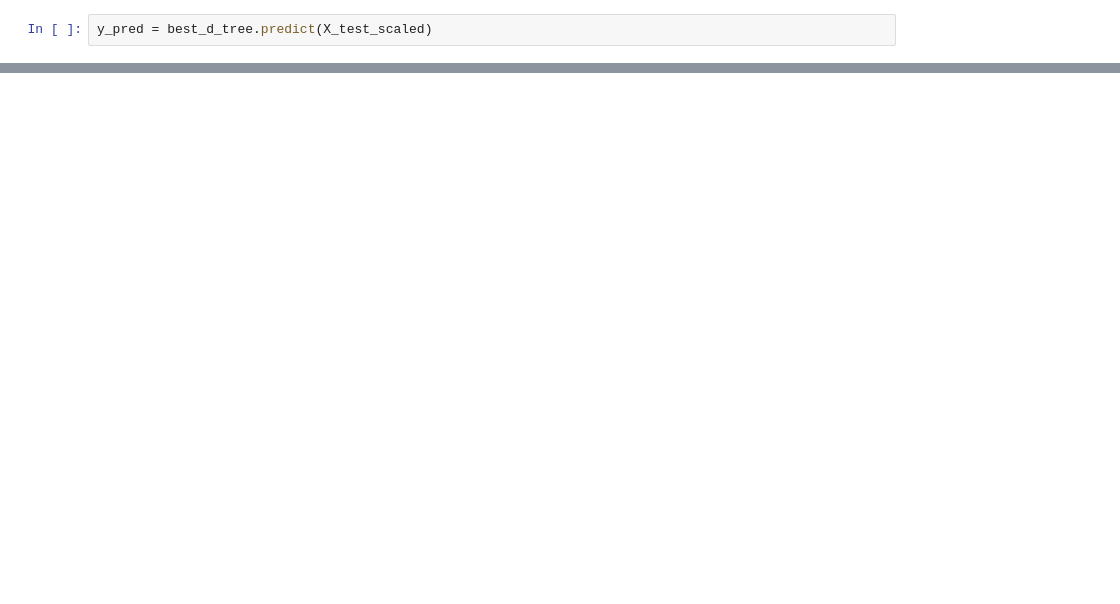
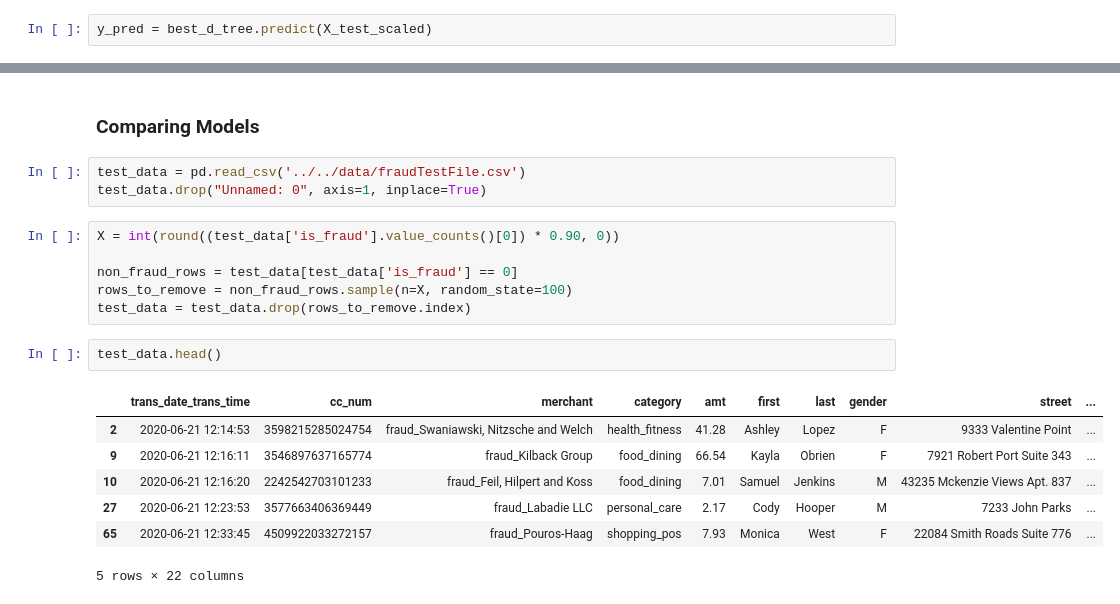
Before and after one commit to mishamickevicius/ML-Projects, a Jupyter notebook: Fraud-Detection/Credit-Card-Fraud.ipynb, the cells around one changed output, grey strips where cells are left out. Cells and saved outputs as stored; diff of their text form; blank space fills up the shorter version.

Commit message:
Finished Fraud Detection project

```diff
--- a/Fraud-Detection/Credit-Card-Fraud.ipynb
+++ b/Fraud-Detection/Credit-Card-Fraud.ipynb
@@ -434,0 +434,21 @@ array([[20712,    44],
+# %% [markdown]
+### Comparing Models
+# %%
+test_data = pd.read_csv('../../data/fraudTestFile.csv')
+test_data.drop("Unnamed: 0", axis=1, inplace=True)
+# %%
+X = int(round((test_data['is_fraud'].value_counts()[0]) * 0.90, 0))
+
+non_fraud_rows = test_data[test_data['is_fraud'] == 0]
+rows_to_remove = non_fraud_rows.sample(n=X, random_state=100)
+test_data = test_data.drop(rows_to_remove.index)
+# %%
+test_data.head()
+# %% [output]
+|  | trans_date_trans_time | cc_num | merchant | category | amt | first | last | gender | street | ... |
+| 2 | 2020-06-21 12:14:53 | 3598215285024754 | fraud_Swaniawski, Nitzsche and Welch | health_fitness | 41.28 | Ashley | Lopez | F | 9333 Valentine Point | ... |
+| 9 | 2020-06-21 12:16:11 | 3546897637165774 | fraud_Kilback Group | food_dining | 66.54 | Kayla | Obrien | F | 7921 Robert Port Suite 343 | ... |
+| 10 | 2020-06-21 12:16:20 | 2242542703101233 | fraud_Feil, Hilpert and Koss | food_dining | 7.01 | Samuel | Jenkins | M | 43235 Mckenzie Views Apt. 837 | ... |
+| 27 | 2020-06-21 12:23:53 | 3577663406369449 | fraud_Labadie LLC | personal_care | 2.17 | Cody | Hooper | M | 7233 John Parks | ... |
+| 65 | 2020-06-21 12:33:45 | 4509922033272157 | fraud_Pouros-Haag | shopping_pos | 7.93 | Monica | West | F | 22084 Smith Roads Suite 776 | ... |
+5 rows × 22 columns
```
Also changed, not shown: parts of 23 cells of this notebook.
